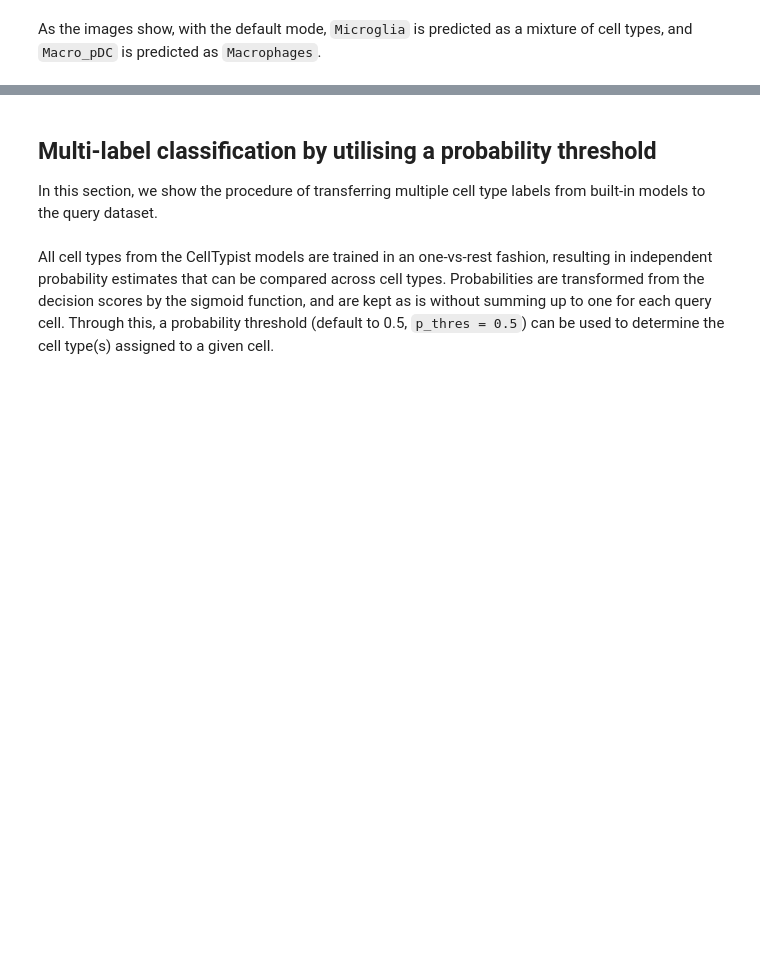
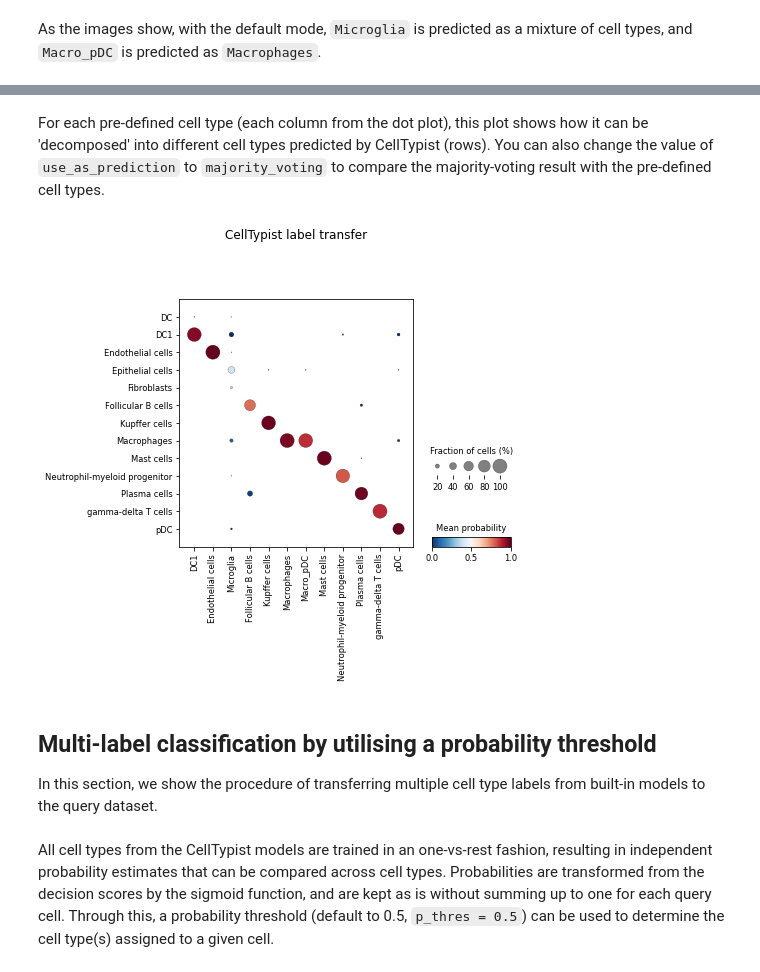
Before and after one commit to Teichlab/celltypist, a Jupyter notebook: notebook/celltypist_tutorial_ml.ipynb, the cells around one changed output, grey strips where cells are left out. Cells and saved outputs as stored; diff of their text form; code cells hidden in the pictures; blank space fills up the shorter version.

```diff
--- a/notebook/celltypist_tutorial_ml.ipynb
+++ b/notebook/celltypist_tutorial_ml.ipynb
@@ -262,3 +268,9 @@ pd.crosstab(adata.obs.cell_type, adata.obs.majority_voting).loc[['Microglia','Ma
+# %% [markdown]
+For each pre-defined cell type (each column from the dot plot), this plot shows how it can be 'decomposed' into different cell types predicted by CellTypist (rows). You can also change the value of `use_as_prediction` to `majority_voting` to compare the majority-voting result with the pre-defined cell types.
+# %%
+celltypist.dotplot(predictions, use_as_reference = 'cell_type', use_as_prediction = 'majority_voting')
+# %% [output]
+[figure, added]
 # %% [markdown]
 ## Multi-label classification by utilising a probability threshold
 In this section, we show the procedure of transferring multiple cell type labels from built-in models to the query dataset.
```
Also changed, not shown: parts of 13 cells of this notebook.
